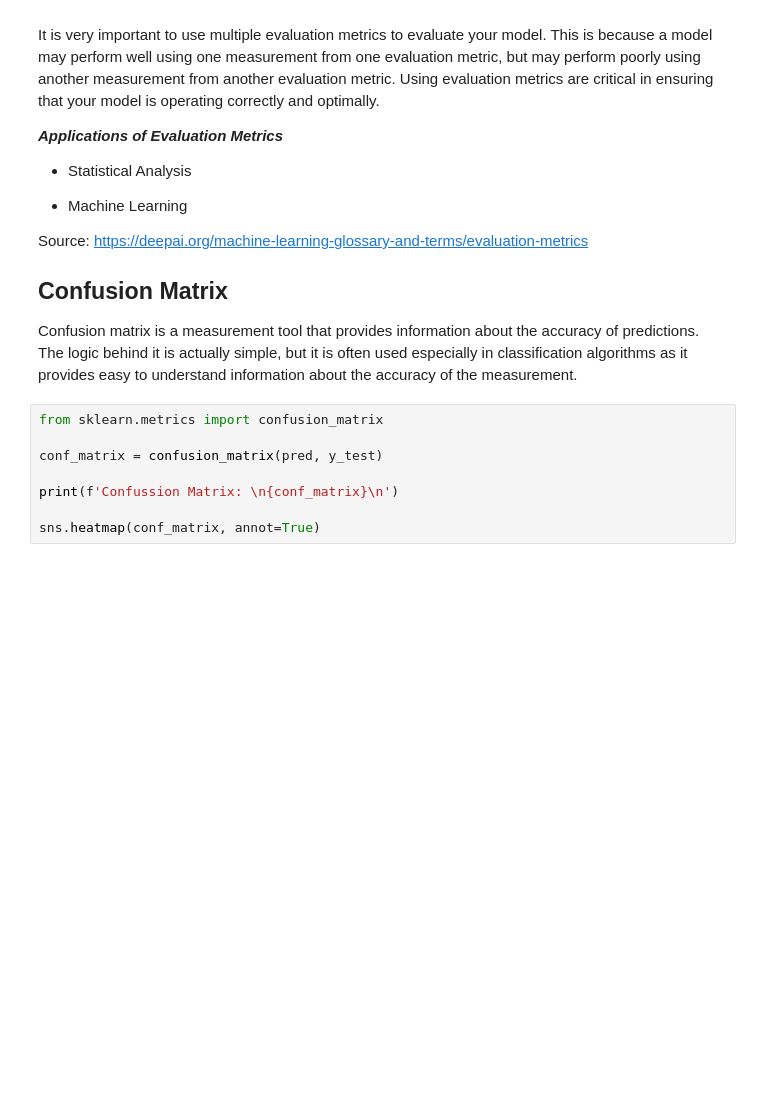
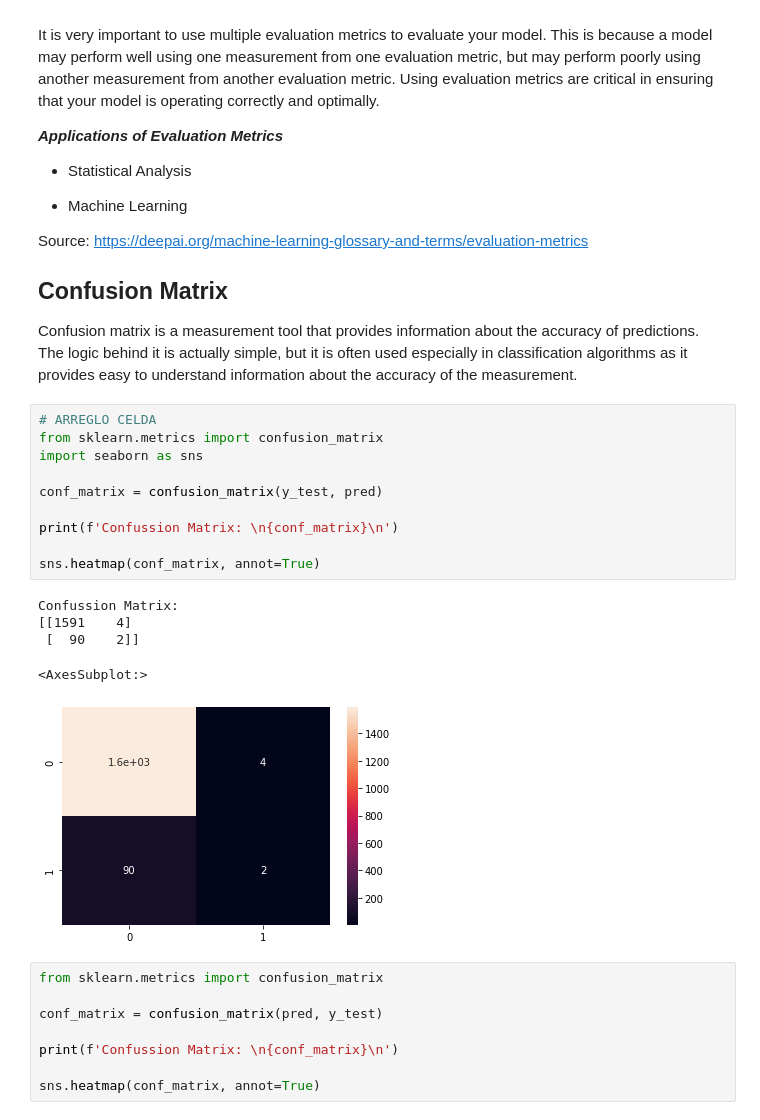
Before and after one commit to danisuar3z/ML_UNSAM_grupo1, a Jupyter notebook: kaggle_notebook_stroke.ipynb, the cells around one changed output. Saved outputs shown, nothing was run; the diff lists cells and outputs as text; blank space fills up the shorter version.

```diff
--- a/kaggle_notebook_stroke.ipynb
+++ b/kaggle_notebook_stroke.ipynb
@@ -841,6 +845,22 @@ Source: https://deepai.org/machine-learning-glossary-and-terms/evaluation-metric
 ## Confusion Matrix
 
 Confusion matrix is a measurement tool that provides information about the accuracy of predictions. The logic behind it is actually simple, but it is often used especially in classification algorithms as it provides easy to understand information about the accuracy of the measurement.
+# %%
+# ARREGLO CELDA
+from sklearn.metrics import confusion_matrix
+import seaborn as sns
+
+conf_matrix = confusion_matrix(y_test, pred)
+
+print(f'Confussion Matrix: \n{conf_matrix}\n')
+
+sns.heatmap(conf_matrix, annot=True)
+# %% [output]
+Confussion Matrix:
+[[1591    4]
+ [  90    2]]
+<AxesSubplot:>
+[figure, added]
 # %%
 from sklearn.metrics import confusion_matrix
 
```
Also changed, not shown: parts of 11 cells of this notebook.
